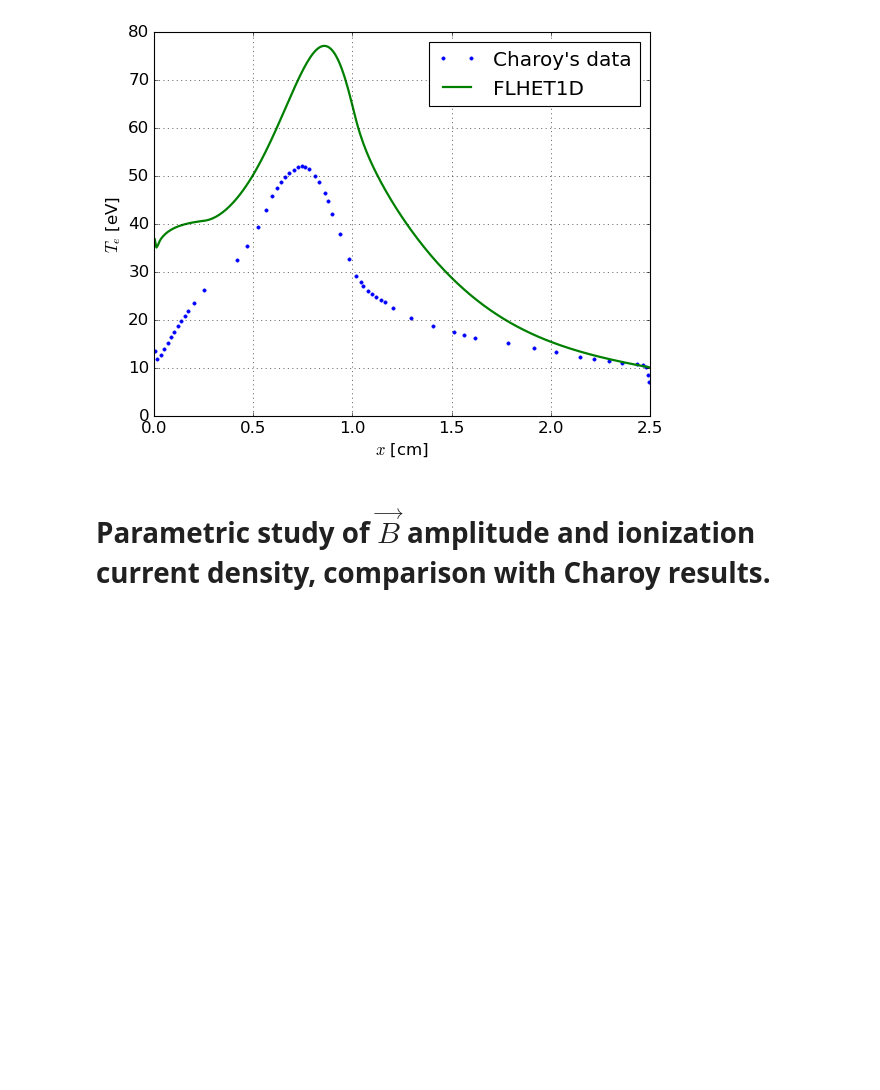
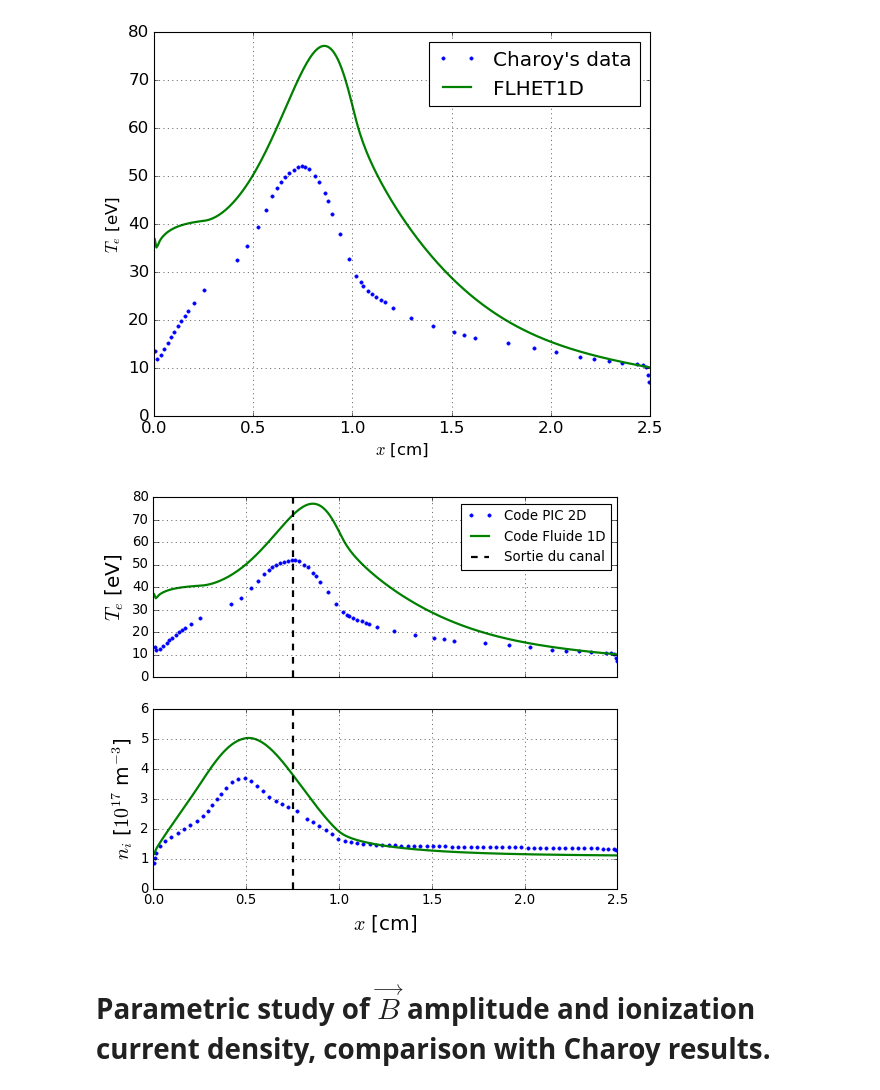
Before and after one commit to federicopetronio/FLHET1D, a Jupyter notebook: Plots_Charoy.ipynb, the cells around one changed output. Saved outputs shown, nothing was run; the diff lists cells and outputs as text; code cells hidden in the pictures; blank space fills up the shorter version.

```diff
--- a/Plots_Charoy.ipynb
+++ b/Plots_Charoy.ipynb
@@ -613,5 +617,33 @@ ax.legend()
 # %% [output]
 <matplotlib.legend.Legend at 0x...>
 [figure]
+# %%
+#same plots but with better font size etc for presentation.
+
+f, ax = plt.subplots(2,1, figsize=(7,6))
+
+ax[0].plot(Te_benchmark[:,0], Te_benchmark[:,1], '.', label="Code PIC 2D")
+ax[0].plot(x_center*100, P[3,:], '-', label="Code Fluide 1D")
+ax[0].plot([LTHR*100, LTHR*100], [0., 100.], 'k--', label="Sortie du canal")
+ax[0].set_ylim([0.,80.])
+ax[0].set_xticklabels([])
+ax[0].yaxis.set_tick_params(labelsize=tickfontsize, size=5)
+ax[0].set_ylabel("$T_e$ [eV]",fontsize=axisfontsize)
+ax[0].grid()
+ax[0].legend(fontsize=tickfontsize)
+
+ax[1].plot(ni_charoy[:,0],ni_charoy[:,1], '.')
+ax[1].plot(x_center*100, P[1,:]/1e17, '-')
+ax[1].plot([LTHR*100, LTHR*100], [0., 100.], 'k--', label="Sortie du canal")
+ax[1].set_ylim([0., 6.])
+ax[1].xaxis.set_tick_params(labelsize=tickfontsize)
+ax[1].yaxis.set_tick_params(labelsize=tickfontsize, size=4)
+ax[1].set_xlabel("$x$ [cm]", fontsize=axisfontsize)
+ax[1].set_ylabel("$n_i$ [$10^{17}$ m$^{-3}$]", fontsize=axisfontsize)
+ax[1].grid()
+
+plt.tight_layout()
+# %% [output]
+[figure, added]
 # %% [markdown]
 # Parametric study of $\vec{B}$ amplitude and ionization current density, comparison with Charoy results.
```
Also changed, not shown: parts of 7 cells of this notebook, 1 other file.
